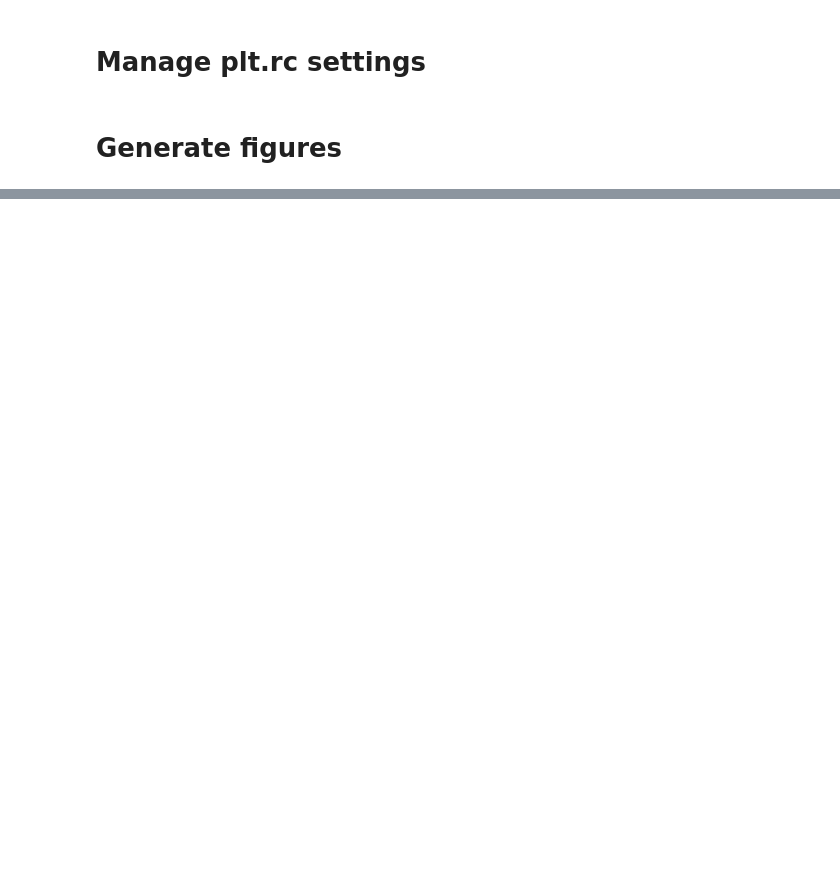
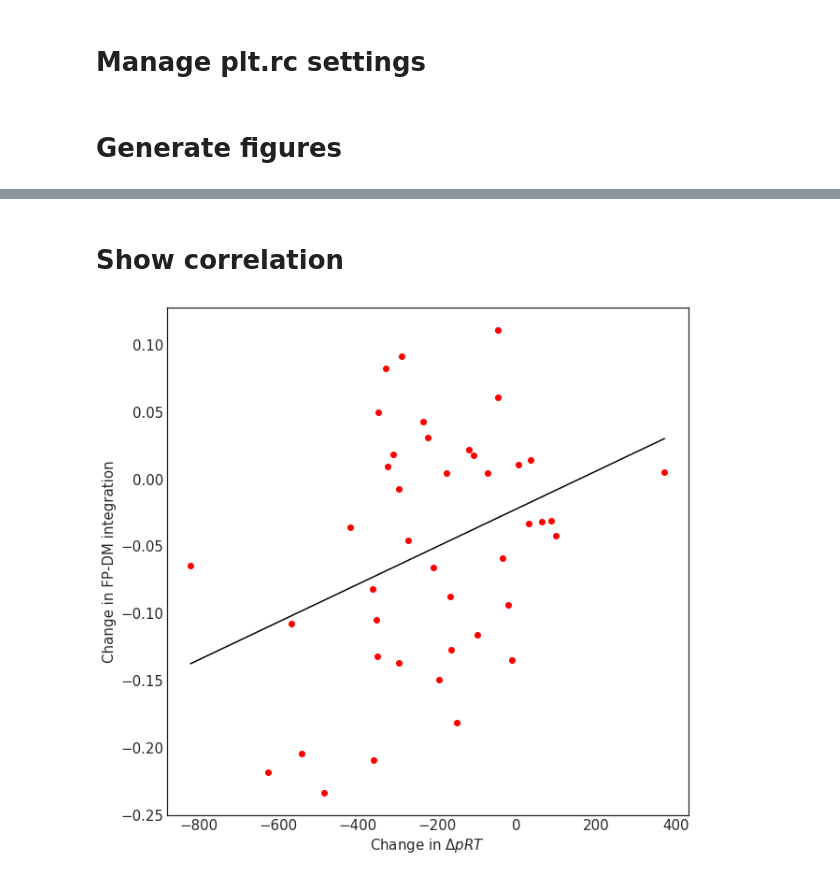
Before and after one commit to kfinc/wm-training-modularity, a Jupyter notebook: 04-dynamic_FC_analyses/12-mlm_networks_summary.ipynb, the cells around one changed output, grey strips where cells are left out. Drawn from its saved outputs; the diff is of its cells as text; code cells hidden in the pictures; blank space fills up the shorter version.

```diff
--- a/04-dynamic_FC_analyses/12-mlm_networks_summary.ipynb
+++ b/04-dynamic_FC_analyses/12-mlm_networks_summary.ipynb
@@ -211,0 +341,17 @@ cb_nsig.set_ticks([])
+# %% [markdown]
+# Show correlation
+# %%
+delta_dpr
+delta_net = cart[sub_filter, -1, labels.index('DM'), labels.index('FP')] \
+          - cart[sub_filter, 0, labels.index('DM'), labels.index('FP')]
+# %%
+plt.plot(delta_prt, delta_net, 'ro')
+
+plt.plot([np.min(delta_prt), np.max(delta_prt)],
+         [np.polyfit(delta_prt, delta_net, 1)[0] * np.min(delta_prt) + np.polyfit(delta_prt, delta_net, 1)[1],
+          np.polyfit(delta_prt, delta_net, 1)[0] * np.max(delta_prt) + np.polyfit(delta_prt, delta_net, 1)[1]], 'k')
+plt.ylabel('Change in FP-DM integration')
+plt.xlabel('Change in $\Delta pRT$')
+plt.show()
+# %% [output]
+[figure, added]
```
Also changed, not shown: parts of 19 cells of this notebook, 1 other file.
